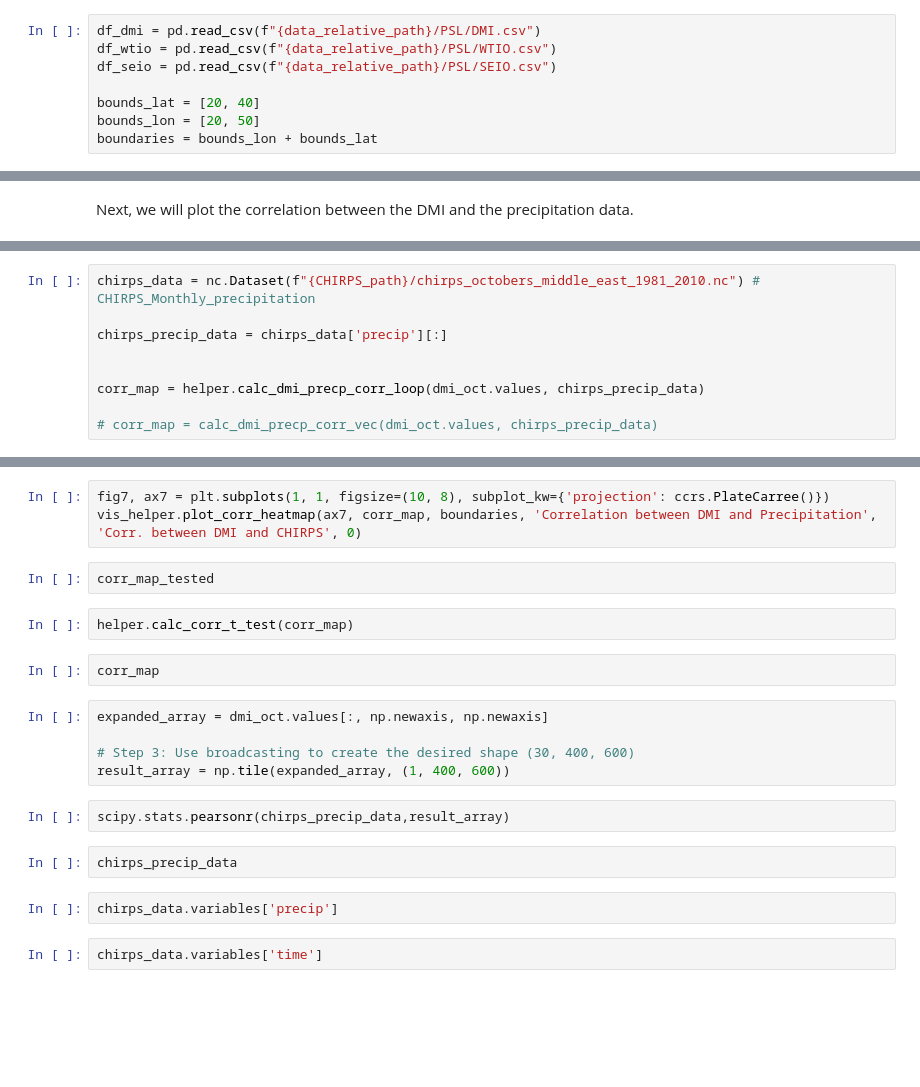
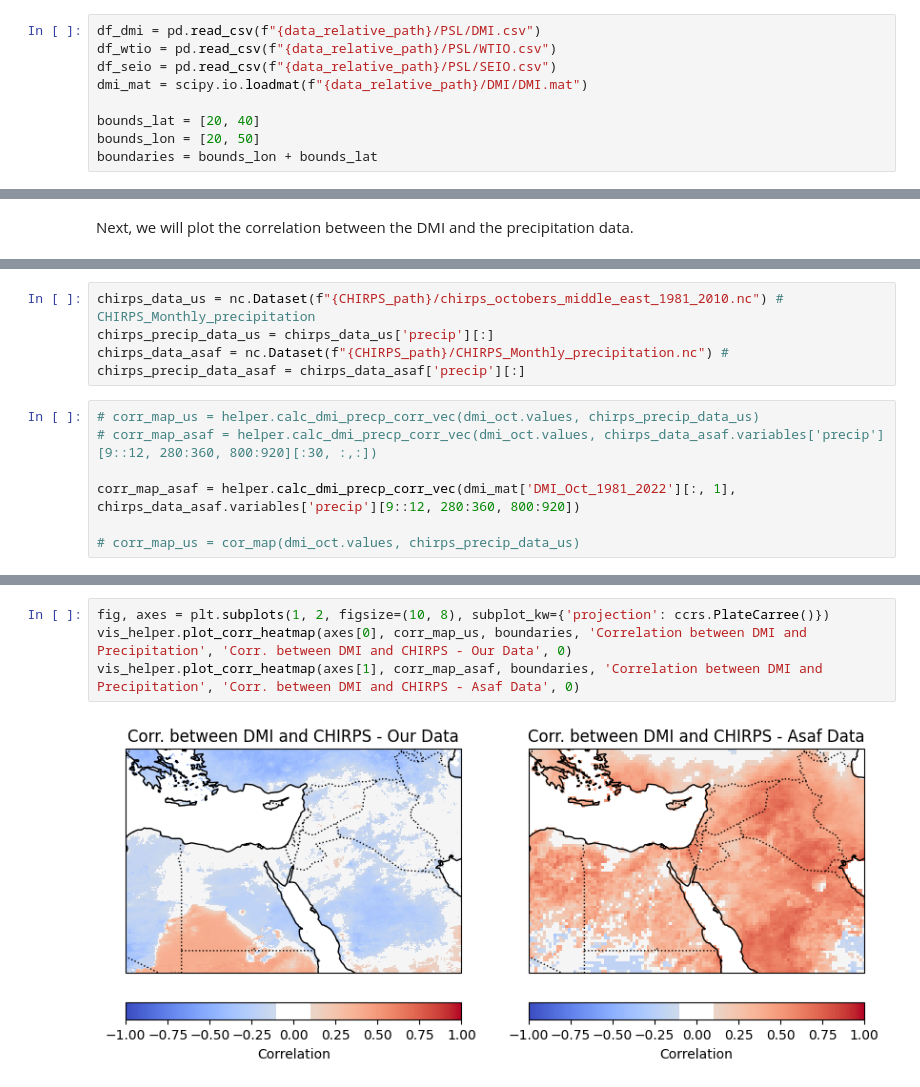
Before and after one commit to TrueMichato/sub-seasonal-cmip-analysis, a Jupyter notebook: src/paper_reproduction.ipynb, the cells around one changed output, grey strips where cells are left out. Drawn from its saved outputs; the diff is of its cells as text; blank space fills up the shorter version.

```diff
--- a/src/paper_reproduction.ipynb
+++ b/src/paper_reproduction.ipynb
@@ -28,6 +28,7 @@ CHIRPS_path = os.path.join(data_relative_path,'CHIRPS2')
 df_dmi = pd.read_csv(f"{data_relative_path}/PSL/DMI.csv")
 df_wtio = pd.read_csv(f"{data_relative_path}/PSL/WTIO.csv")
 df_seio = pd.read_csv(f"{data_relative_path}/PSL/SEIO.csv")
+dmi_mat = scipy.io.loadmat(f"{data_relative_path}/DMI/DMI.mat")
 
 bounds_lat = [20, 40]
 bounds_lon = [20, 50]
@@ -90,11 +65,14 @@ plt.show()
+# %%
+chirps_data_us = nc.Dataset(f"{CHIRPS_path}/chirps_octobers_middle_east_1981_2010.nc") # CHIRPS_Monthly_precipitation
+chirps_precip_data_us = chirps_data_us['precip'][:]
+chirps_data_asaf = nc.Dataset(f"{CHIRPS_path}/CHIRPS_Monthly_precipitation.nc") #
+chirps_precip_data_asaf = chirps_data_asaf['precip'][:]
 # %%
-chirps_data = nc.Dataset(f"{CHIRPS_path}/chirps_octobers_middle_east_1981_2010.nc") # CHIRPS_Monthly_precipitation
+# corr_map_us = helper.calc_dmi_precp_corr_vec(dmi_oct.values, chirps_precip_data_us)
+# corr_map_asaf = helper.calc_dmi_precp_corr_vec(dmi_oct.values, chirps_data_asaf.variables['precip'][9::12, 280:360, 800:920][:30, :,:])
 
-chirps_precip_data = chirps_data['precip'][:]
+corr_map_asaf = helper.calc_dmi_precp_corr_vec(dmi_mat['DMI_Oct_1981_2022'][:, 1], chirps_data_asaf.variables['precip'][9::12, 280:360, 800:920])
 
-
-corr_map = helper.calc_dmi_precp_corr_loop(dmi_oct.values, chirps_precip_data)
-
-# corr_map = calc_dmi_precp_corr_vec(dmi_oct.values, chirps_precip_data)
+# corr_map_us = cor_map(dmi_oct.values, chirps_precip_data_us)
 # %%
 alpha = 0.05
@@ -150,22 +80,6 @@ plt.show()
 # %%
-fig7, ax7 = plt.subplots(1, 1, figsize=(10, 8), subplot_kw={'projection': ccrs.PlateCarree()})
-vis_helper.plot_corr_heatmap(ax7, corr_map, boundaries, 'Correlation between DMI and Precipitation', 'Corr. between DMI and CHIRPS', 0)
+fig, axes = plt.subplots(1, 2, figsize=(10, 8), subplot_kw={'projection': ccrs.PlateCarree()})
+vis_helper.plot_corr_heatmap(axes[0], corr_map_us, boundaries, 'Correlation between DMI and Precipitation', 'Corr. between DMI and CHIRPS - Our Data', 0)
+vis_helper.plot_corr_heatmap(axes[1], corr_map_asaf, boundaries, 'Correlation between DMI and Precipitation', 'Corr. between DMI and CHIRPS - Asaf Data', 0)
+# %% [output]
+[figure, added]
-# %%
-corr_map_tested
-# %%
-helper.calc_corr_t_test(corr_map)
-# %%
-corr_map
-# %%
-expanded_array = dmi_oct.values[:, np.newaxis, np.newaxis]
-
-# Step 3: Use broadcasting to create the desired shape (30, 400, 600)
-result_array = np.tile(expanded_array, (1, 400, 600))
-# %%
-scipy.stats.pearsonr(chirps_precip_data,result_array)
-# %%
-chirps_precip_data
-# %%
-chirps_data.variables['precip']
-# %%
-chirps_data.variables['time']
```
Also changed, not shown: parts of 6 cells of this notebook, 4 other files.
